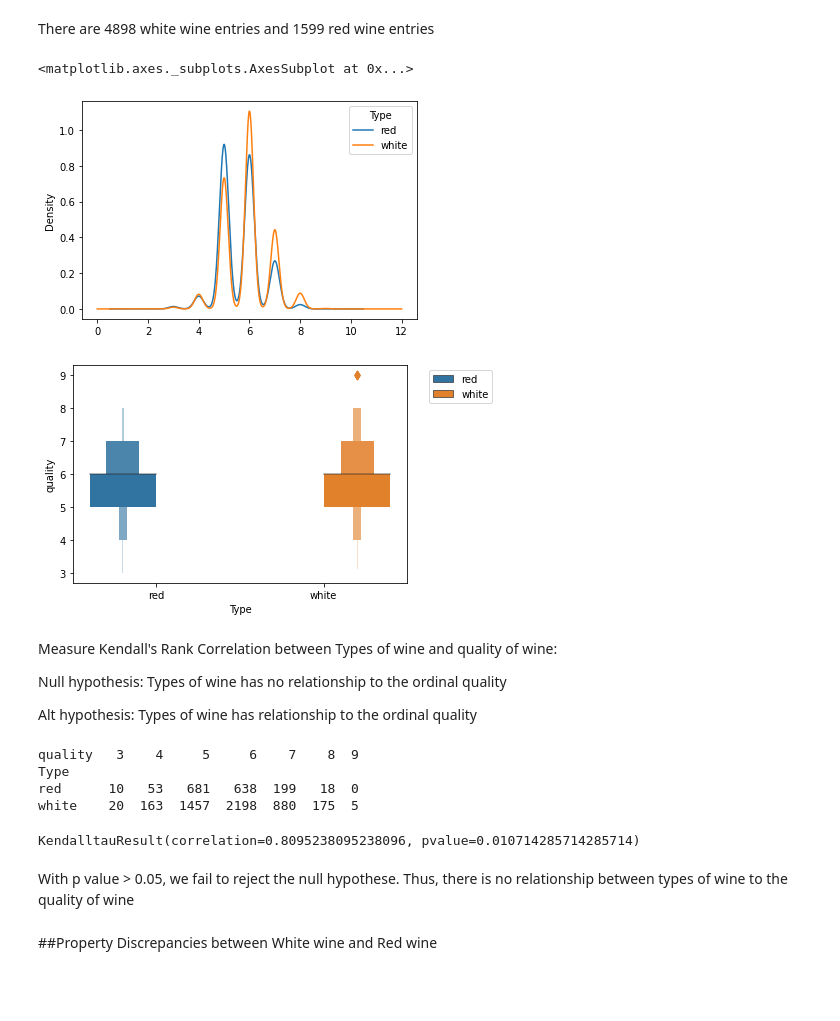
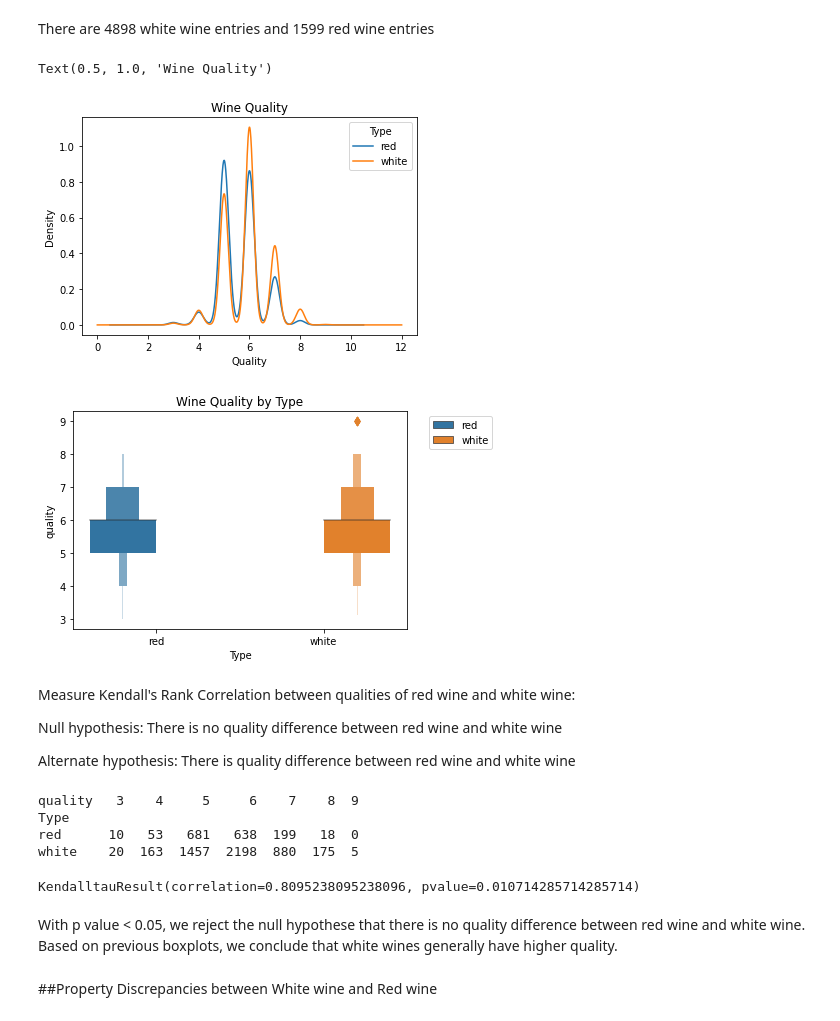
Before and after one commit to chaomacau/DSND_Wine_Project, a Jupyter notebook: Wine_Project_draft1.ipynb, the cells around one changed output. Saved outputs shown, nothing was run; the diff lists cells and outputs as text; code cells hidden in the pictures; blank space fills up the shorter version.

```diff
--- a/Wine_Project_draft1.ipynb
+++ b/Wine_Project_draft1.ipynb
@@ -45,7 +42,7 @@ Successfully installed researchpy-0.2.3
 # %% [markdown]
 Quic Look at the data (red wine and white wine datasets) for completeness and correlations
 # %%
-white = pd.read_csv("winequality-white.csv", delimiter=',')
+white = pd.read_csv("winequality-white.csv", delimiter=';')
 #Summary of columns
 print(white.describe())
 #Check completeness of data
@@ -123,24 +120,27 @@ There are 4898 white wine entries and 1599 red wine entries
 # %%
 #Density plot for quality of wines
 qualitybyType=dataall.pivot(columns='Type',values='quality')
 qualitybyType.plot.density()
+plt.xlabel('Quality')
+plt.title('Wine Quality')
 # %% [output]
-<matplotlib.axes._subplots.AxesSubplot at 0x...>
+Text(0.5, 1.0, 'Wine Quality')
-[figure, old version]
+[figure, new version]
 # %%
 #Boxplot for quality of wines
 bp = sns.boxenplot(x = "Type", y = "quality", hue ="Type",
               data = dataall)
 plt.legend(bbox_to_anchor=(1.05, 1.0), loc='upper left')
+plt.title('Wine Quality by Type')
 plt.show()
 # %% [output]
-[figure, old version]
+[figure, new version]
-# %% [markdown]
-Measure Kendall's Rank Correlation between Types of wine and quality of wine:
-
-Null hypothesis: Types of wine has no relationship to the ordinal quality
-
-Alt hypothesis: Types of wine has relationship to the ordinal quality
+# %% [markdown]
+Measure Kendall's Rank Correlation between qualities of red wine and white wine:
+
+Null hypothesis: There is no quality difference between red wine and white wine
+
+Alternate hypothesis: There is quality difference between red wine and white wine
 # %%
 crosstab = pd.crosstab(dataall['Type'],dataall['quality'])
 print(crosstab)
@@ -152,7 +152,7 @@ red      10   53   681   638  199   18  0
 white    20  163  1457  2198  880  175  5
 KendalltauResult(correlation=0.8095238095238096, pvalue=0.010714285714285714)
 # %% [markdown]
-With p value > 0.05, we fail to reject the null hypothese. Thus, there is no relationship between types of wine to the quality of wine
+With p value < 0.05, we reject the null hypothese that there is no quality difference between red wine and white wine. Based on previous boxplots, we conclude that white wines generally have higher quality.
 # %% [markdown]
 ##Property Discrepancies between White wine and Red wine
 # %%
```
Also changed, not shown: parts of 8 cells of this notebook.
